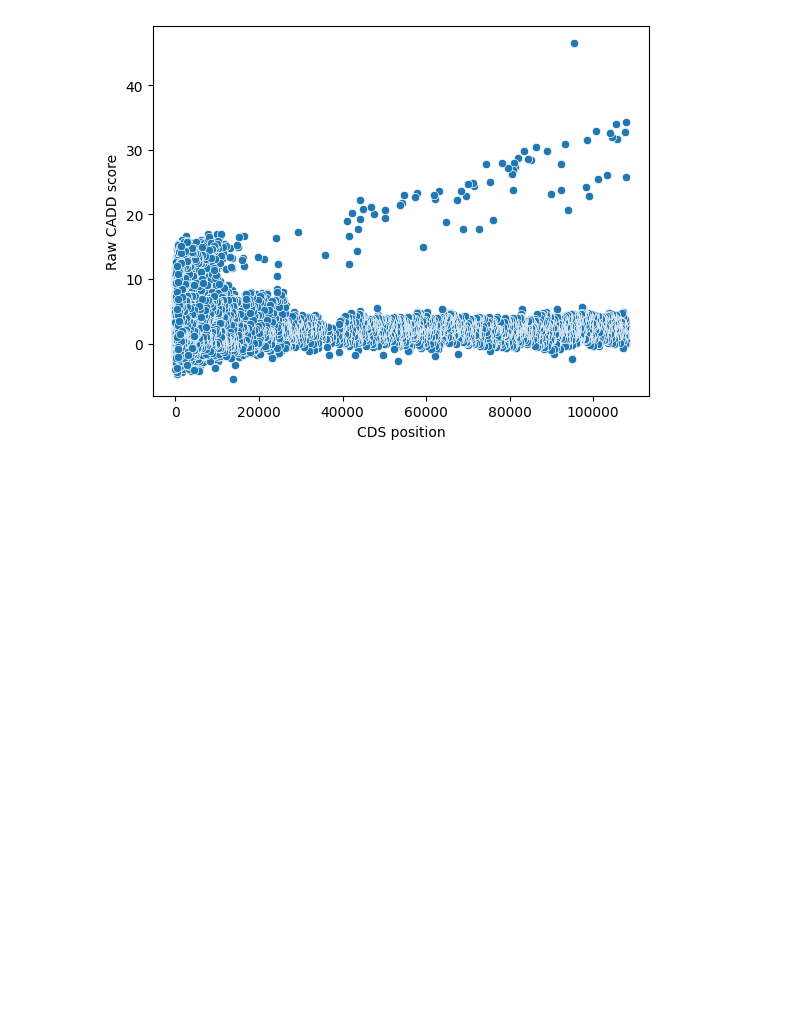
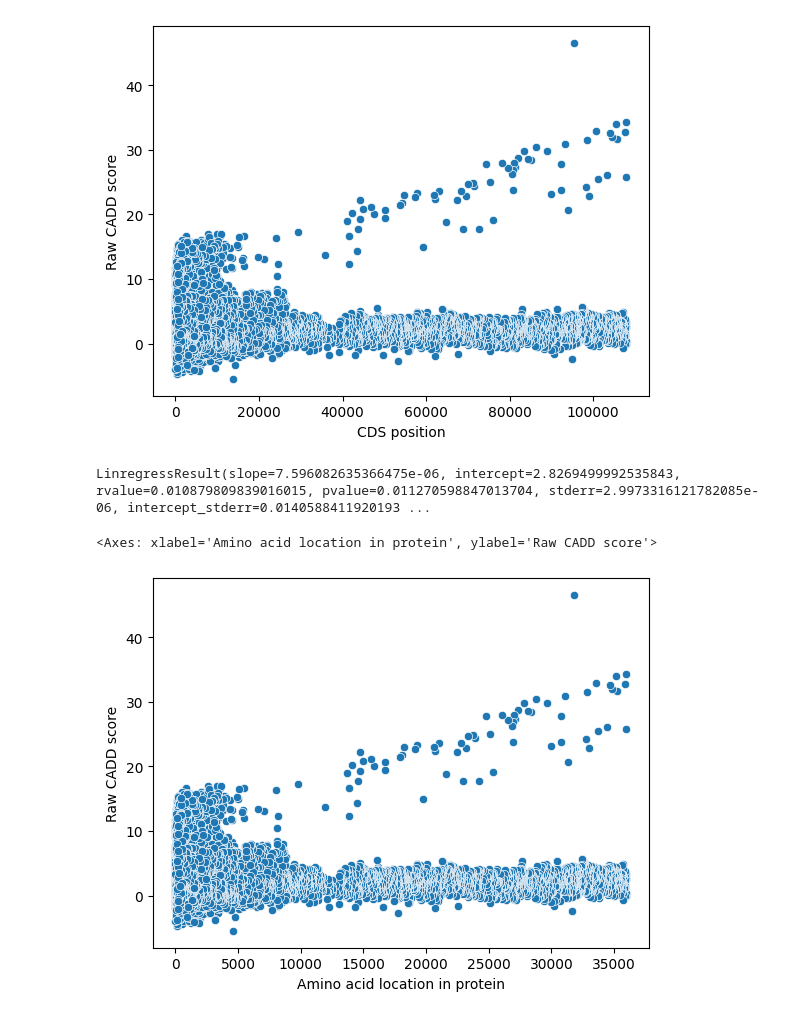
Before and after one commit to echometerain/Stats-Project, a Jupyter notebook: notebook.ipynb, the cells around one changed output. Saved outputs shown, nothing was run; the diff lists cells and outputs as text; code cells hidden in the pictures; blank space fills up the shorter version.

```diff
--- a/notebook.ipynb
+++ b/notebook.ipynb
@@ -224,3 +224,26 @@ sns.scatterplot(no_nan, x="CDS position", y="Raw CADD score")
 # %% [output]
 <Axes: xlabel='CDS position', ylabel='Raw CADD score'>
 [figure]
+# %%
+cdna_fixed = []
+for i in range(len(df["Amino acid location in protein"])):
+    e = df["Amino acid location in protein"][i]
+    if "-" in str(e):
+        vals = str(e).split("-")
+        if vals[0] == "?":
+            cdna_fixed.append(vals[1])
+        elif vals[1] == "?":
+            cdna_fixed.append(vals[0])
+        else:
+            cdna_fixed.append((float(vals[0]) + float(vals[1])) / 2.0)
+    else:
+        cdna_fixed.append(e)
+no_nan = pd.concat([pd.to_numeric(pd.Series(cdna_fixed, name="Amino acid location in protein")), pd.to_numeric(df["Raw CADD score"])], axis=1).dropna(axis=0, how="any")
+stats.linregress(x=no_nan["Amino acid location in protein"], y=no_nan["Raw CADD score"], alternative="two-sided")
+# %% [output]
+LinregressResult(slope=7.596082635366475e-06, intercept=2.8269499992535843, rvalue=0.010879809839016015, pvalue=0.011270598847013704, stderr=2.9973316121782085e-06, intercept_stderr=0.0140588411920193 ...
+# %%
+sns.scatterplot(no_nan, x="Amino acid location in protein", y="Raw CADD score")
+# %% [output]
+<Axes: xlabel='Amino acid location in protein', ylabel='Raw CADD score'>
+[figure, added]
```
